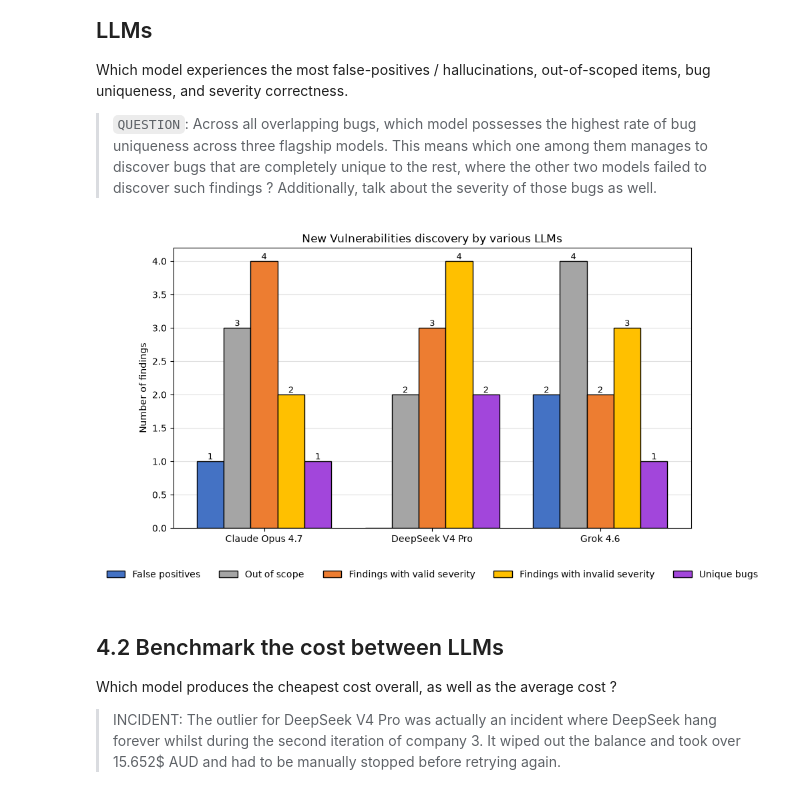
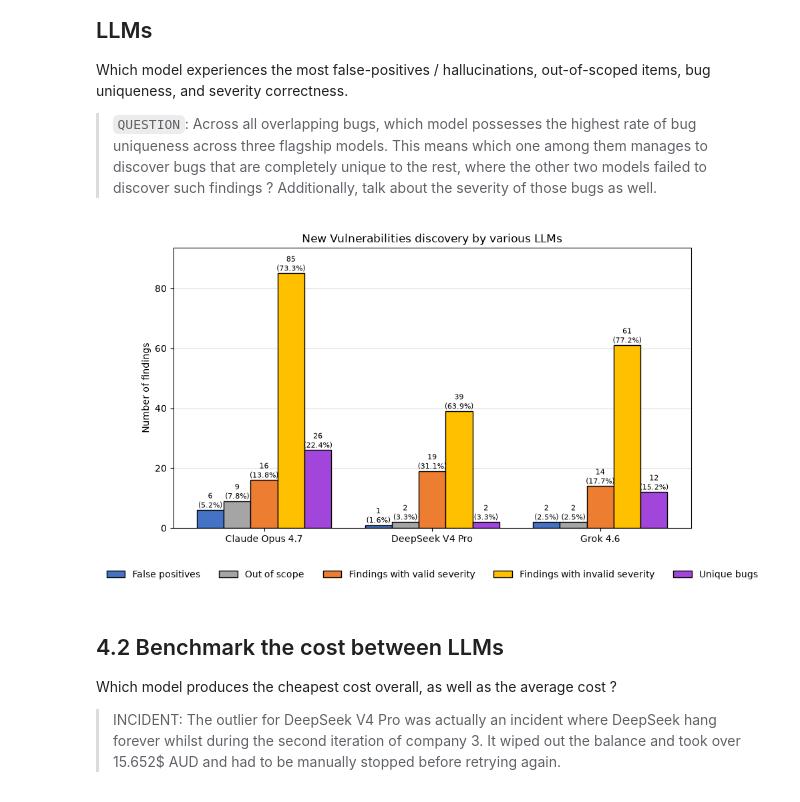
Before and after one commit to hackernese/OpenSec, a Jupyter notebook: results/Analysis.ipynb, the cells around one changed output. Drawn from its saved outputs; the diff is of its cells as text; code cells hidden in the pictures.

```diff
--- a/results/Analysis.ipynb
+++ b/results/Analysis.ipynb
@@ -144,12 +179,16 @@ The section below is dedicated to transforming and converting the dataset into a
 # Run this first
 import re
 
-PATH="Results.Final.xlsx"
+PATH="Results.I4.xlsx"
 
 # DataFrames to be manipulated
 df_cost = pd.read_excel(PATH, sheet_name="LLM cost")
 df_results = pd.read_excel(PATH, sheet_name="Results")
 df_new_bugs = pd.read_excel(PATH, sheet_name="New bugs")
+
+# Manipulating Excel files using openpyxl
+wb_new_bugs = load_workbook(PATH)
+new_bugs = wb_new_bugs['New bugs']
 # %% [markdown]
 ## 3.1 Data subset for time taken per LLM
 # %%
@@ -305,21 +455,16 @@ Which model experiences the most false-positives / hallucinations, out-of-scoped
 # %%
 groups = ["Claude Opus 4.7", "DeepSeek V4 Pro", "Grok 4.6"]
 
-data = {
-    "False positives": [1, 0, 2],
-    "Out of scope":     [3, 2, 4],
-    "Findings with valid severity":   [4, 3, 2],
-    "Findings with invalid severity":      [2, 4, 3],
-    "Unique bugs":     [1, 2, 1],
-}
+totals = [100,50,60]
 
 fig, ax = grouped_bar_chart(
     groups=groups,
-    data=data,
+    data=SEVERITY_FALSE_POS_UNIQUE_RATING,
+    totals=TOTAL_BUGS,
     title="New Vulnerabilities discovery by various LLMs"
 )
 # %% [output]
-[figure, old version]
+[figure, new version]
 # %% [markdown]
 ## 4.2 Benchmark the cost between LLMs
 
```
Also changed, not shown: parts of 12 cells of this notebook, 4 other files.
